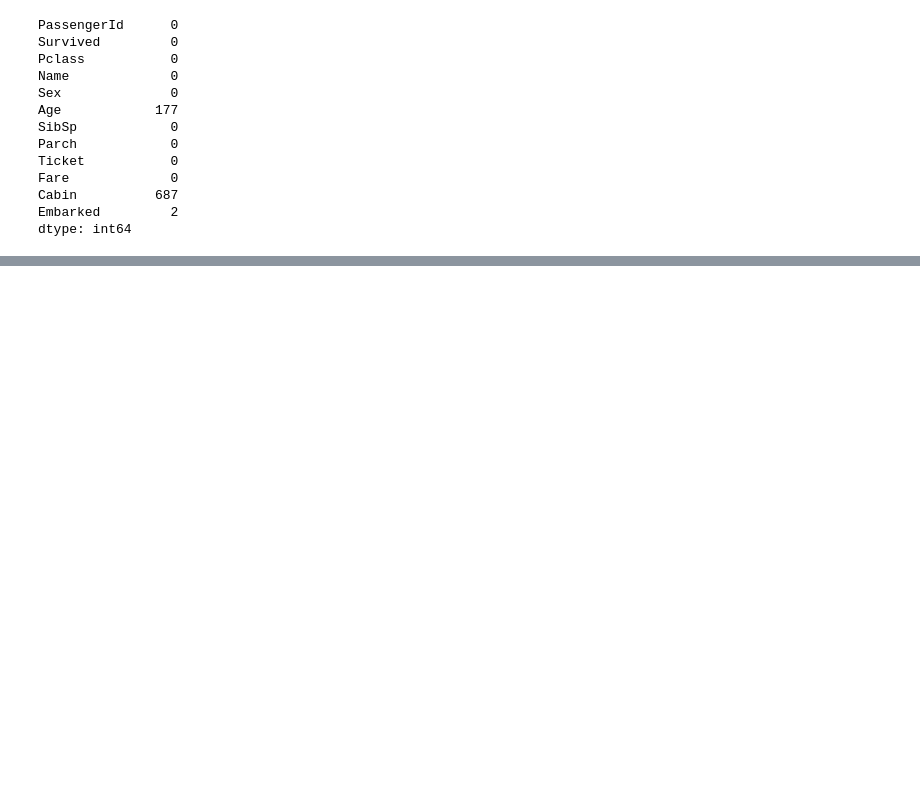
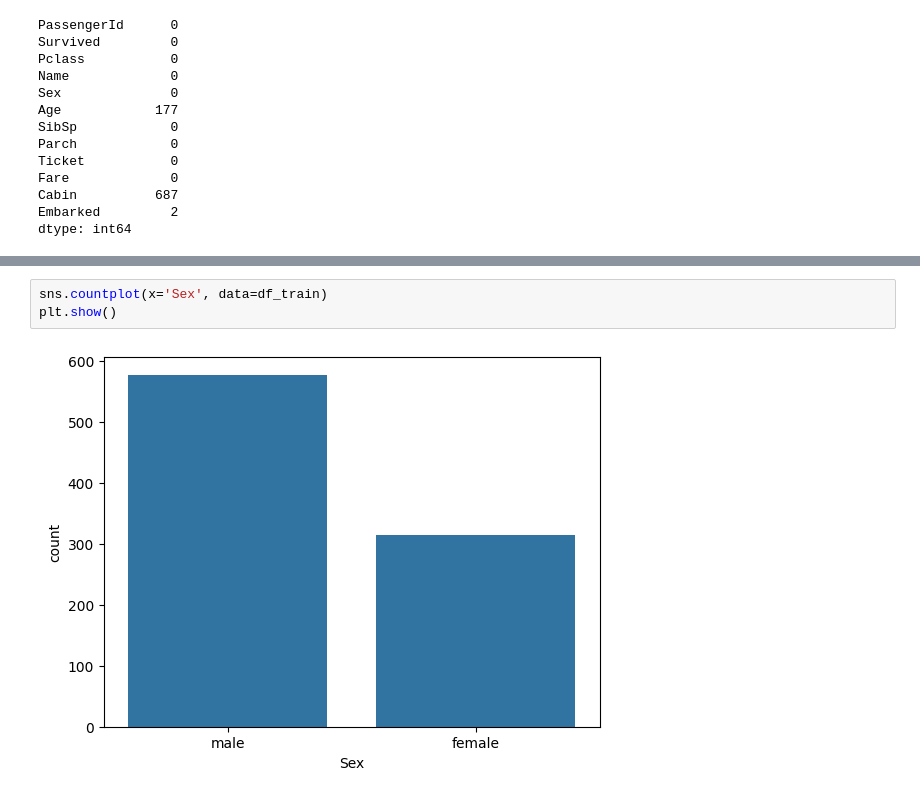
Before and after one commit to Morurifaith/Titanic-Git-training, a Jupyter notebook: Titanic.ipynb, the cells around one changed output, grey strips where cells are left out. Cells and saved outputs as stored; diff of their text form; blank space fills up the shorter version.

```diff
--- a/Titanic.ipynb
+++ b/Titanic.ipynb
@@ -100,0 +146,5 @@ df_train
+# %%
+sns.countplot(x='Sex', data=df_train)
+plt.show()
+# %% [output]
+[figure, added]
```
Also changed, not shown: parts of 8 cells of this notebook.
